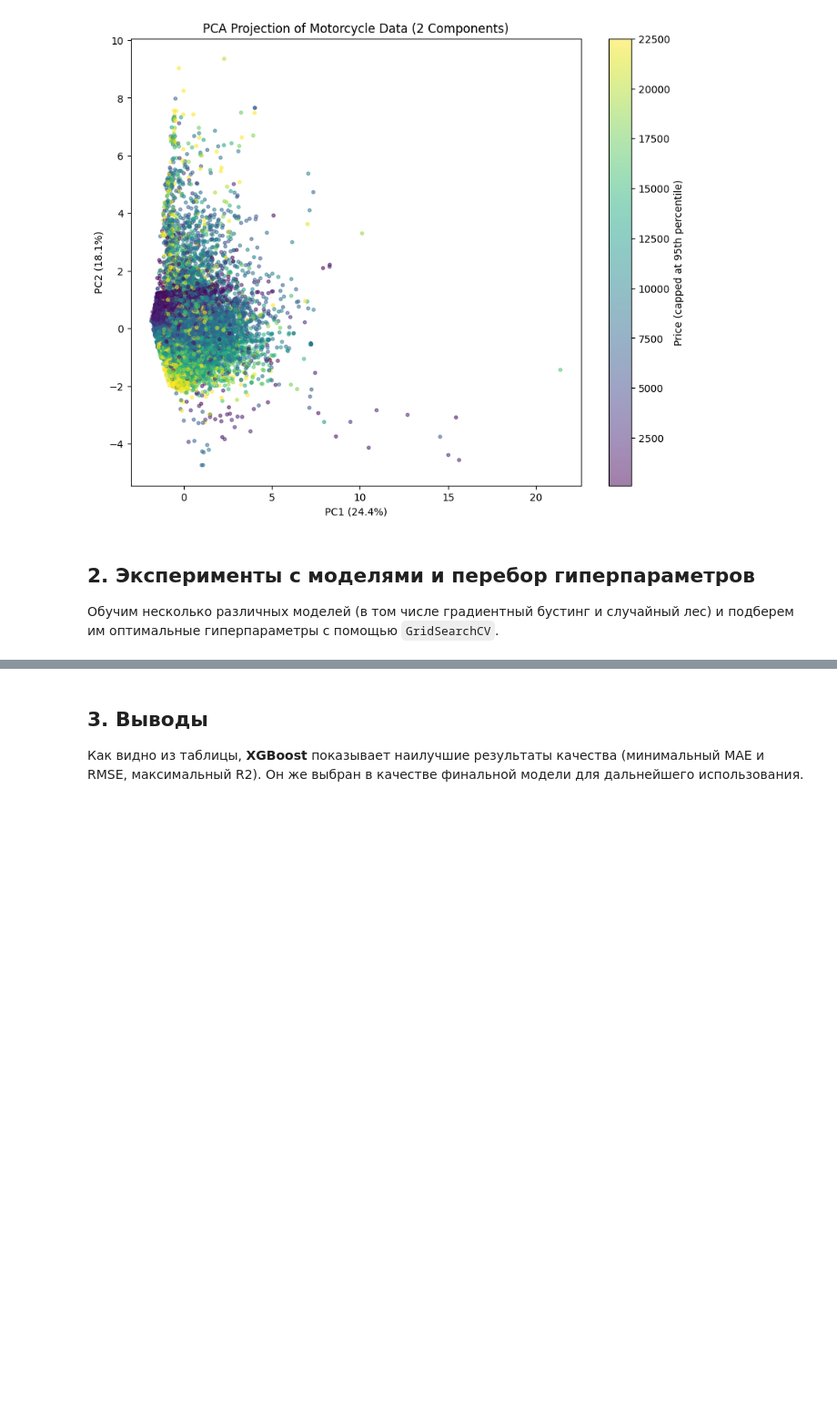
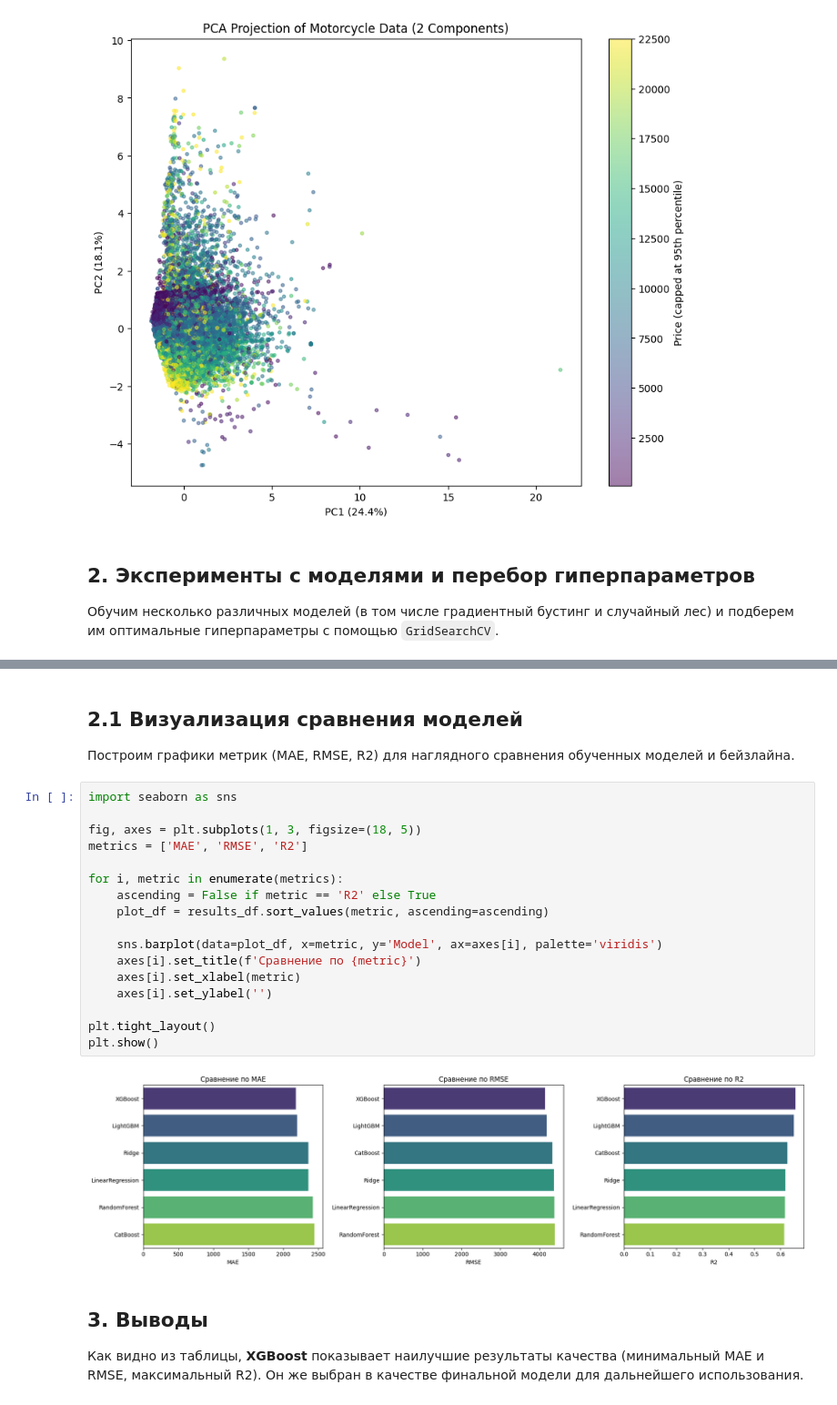
Before and after one commit to hsemlcourse/hseml-group-project-question-jpeg, a Jupyter notebook: notebooks/02_experiments.ipynb, the cells around one changed output, grey strips where cells are left out. Shown at 91% size. Saved outputs shown, nothing was run; the diff lists cells and outputs as text; blank space fills up the shorter version.

```diff
--- a/notebooks/02_experiments.ipynb
+++ b/notebooks/02_experiments.ipynb
@@ -160,6 +160,28 @@ MAE: 2444.08, RMSE: 4328.30, R2: 0.6254
 | 0 | LinearRegression | 2356.702051 | 4379.237219 | 0.616499 | default |
 | 2 | RandomForest | 2418.794374 | 4398.513287 | 0.613115 | {'max_depth': 20, 'n_estimators':... |
 | 5 | CatBoost | 2444.084711 | 4328.303548 | 0.625368 | {'depth': 8, 'iterations': 300, '... |
+# %% [markdown]
+## 2.1 Визуализация сравнения моделей
+Построим графики метрик (MAE, RMSE, R2) для наглядного сравнения обученных моделей и бейзлайна.
+# %%
+import seaborn as sns
+
+fig, axes = plt.subplots(1, 3, figsize=(18, 5))
+metrics = ['MAE', 'RMSE', 'R2']
+
+for i, metric in enumerate(metrics):
+    ascending = False if metric == 'R2' else True
+    plot_df = results_df.sort_values(metric, ascending=ascending)
+
+    sns.barplot(data=plot_df, x=metric, y='Model', ax=axes[i], palette='viridis')
+    axes[i].set_title(f'Сравнение по {metric}')
+    axes[i].set_xlabel(metric)
+    axes[i].set_ylabel('')
+
+plt.tight_layout()
+plt.show()
+# %% [output]
+[figure, added]
 # %% [markdown]
 ## 3. Выводы
 Как видно из таблицы, **XGBoost** показывает наилучшие результаты качества (минимальный MAE и RMSE, максимальный R2). Он же выбран в качестве финальной модели для дальнейшего использования.
```
Also changed, not shown: parts of 2 cells of this notebook, 7 other files.
